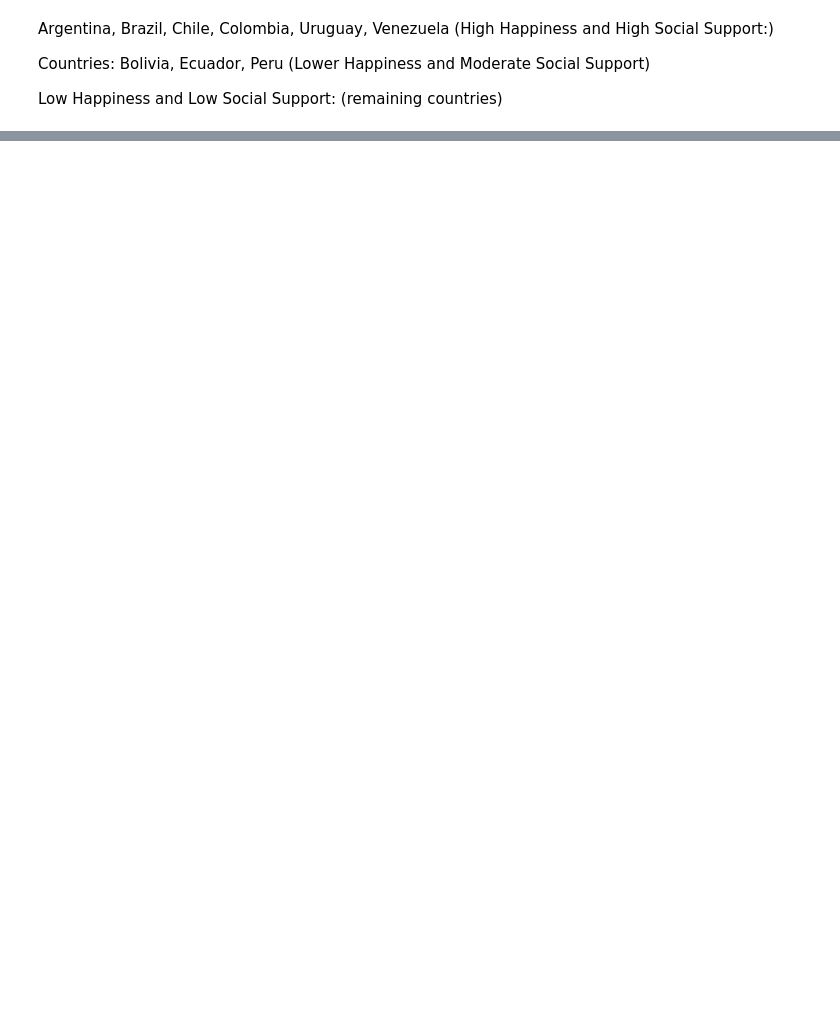
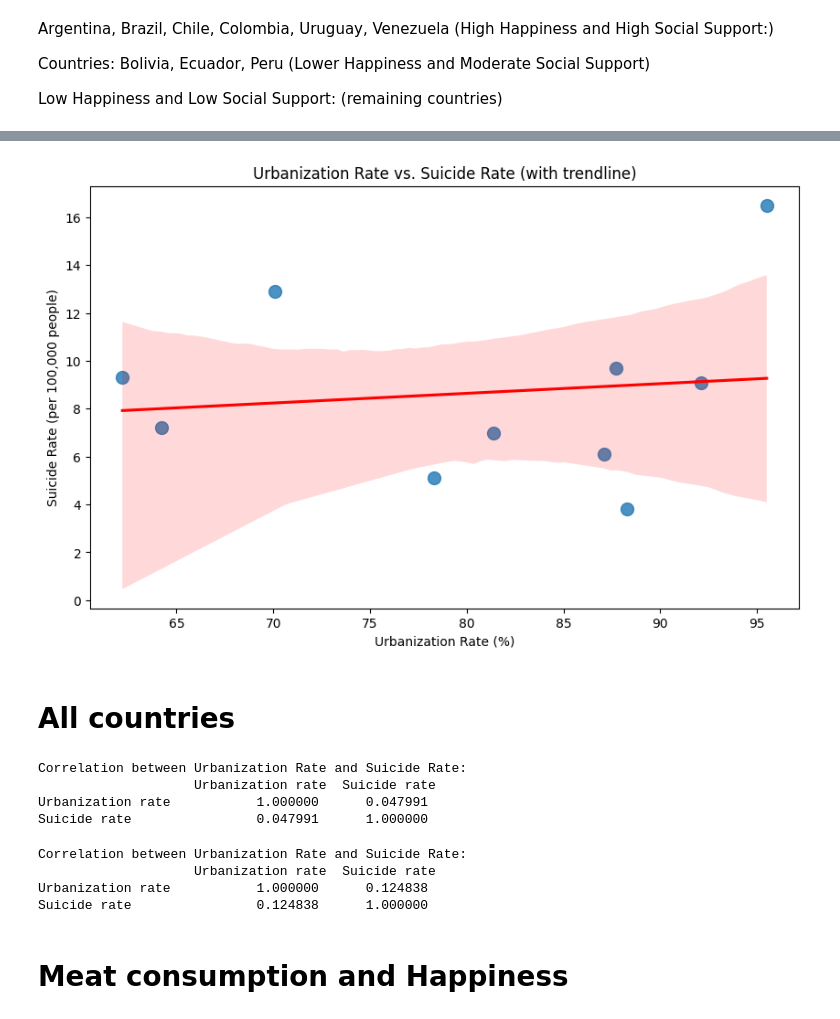
Before and after one commit to hetpatel007/Het_Special_Topics, a Jupyter notebook: Copy_of_Independent.ipynb, the cells around one changed output, grey strips where cells are left out. Cells and saved outputs as stored; diff of their text form; code cells hidden in the pictures; blank space fills up the shorter version.

```diff
--- a/Copy_of_Independent.ipynb
+++ b/Copy_of_Independent.ipynb
@@ -312,0 +469,9 @@ Low Happiness and Low Social Support:
+# %%
+# Select the relevant columns and rename 'Life Ladder' to 'Happiness'
+Happiness_2 = data_2[['Country name','Ladder score', 'Perceptions of corruption','Explained by: Social support']].copy()
+
+# Rename columns
+Happiness_2.rename(columns={'Ladder score': 'Happiness_2', 'Perceptions of corruption': 'Perception of Corruption','Country name':'Country'}, inplace=True)
+
+# Display the first 5 rows of the modified dataset
+print(Happiness_2.head())
@@ -312,0 +721,32 @@ Low Happiness and Low Social Support:
+# %%
+# Scatter plot with a regression line
+plt.figure(figsize=(10, 6))
+sns.regplot(x='Urbanization rate', y='Suicide rate', data=final_merged_df_2, scatter_kws={'s': 100}, line_kws={'color': 'red'})
+plt.title('Urbanization Rate vs. Suicide Rate (with trendline)')
+plt.xlabel('Urbanization Rate (%)')
+plt.ylabel('Suicide Rate (per 100,000 people)')
+plt.show()
+# %% [output]
+[figure, added]
+# %% [markdown]
+# All countries
+# %%
+# Pearson correlation coefficient
+correlation = merged_df[['Urbanization rate', 'Suicide rate']].corr()
+print("Correlation between Urbanization Rate and Suicide Rate:\n", correlation)
+# %% [output]
+Correlation between Urbanization Rate and Suicide Rate:
+                    Urbanization rate  Suicide rate
+Urbanization rate           1.000000      0.047991
+Suicide rate                0.047991      1.000000
+# %%
+# Pearson correlation coefficient
+correlation = final_merged_df_2[['Urbanization rate', 'Suicide rate']].corr()
+print("Correlation between Urbanization Rate and Suicide Rate:\n", correlation)  # south american countries
+# %% [output]
+Correlation between Urbanization Rate and Suicide Rate:
+                    Urbanization rate  Suicide rate
+Urbanization rate           1.000000      0.124838
+Suicide rate                0.124838      1.000000
+# %% [markdown]
+# Meat consumption and Happiness
```
Also changed, not shown: parts of 37 cells of this notebook.
